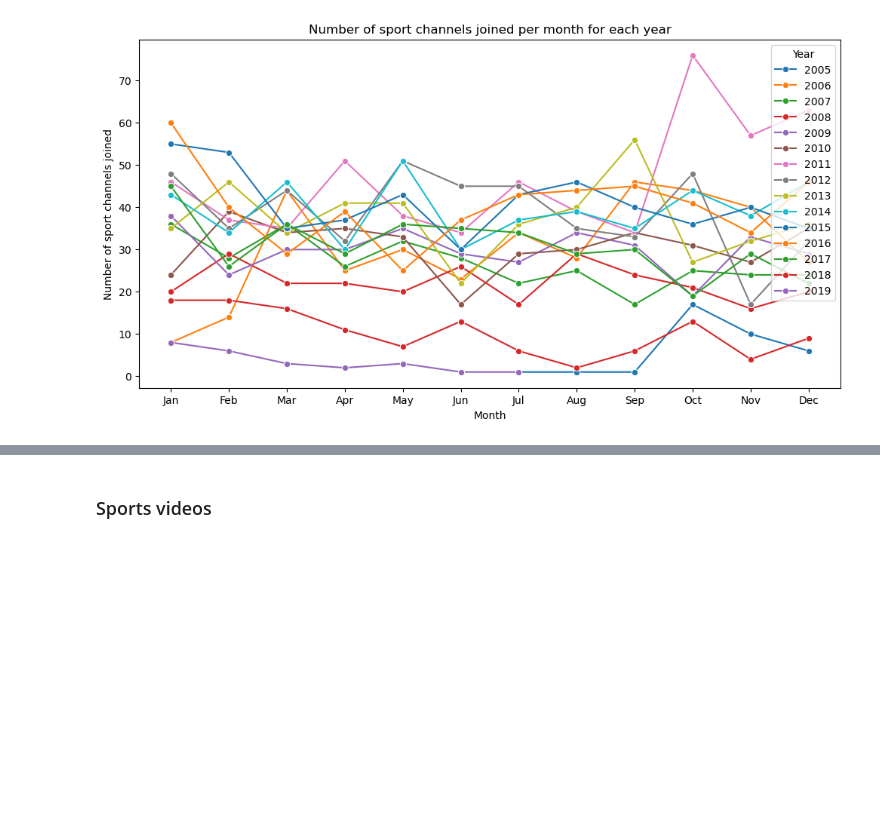
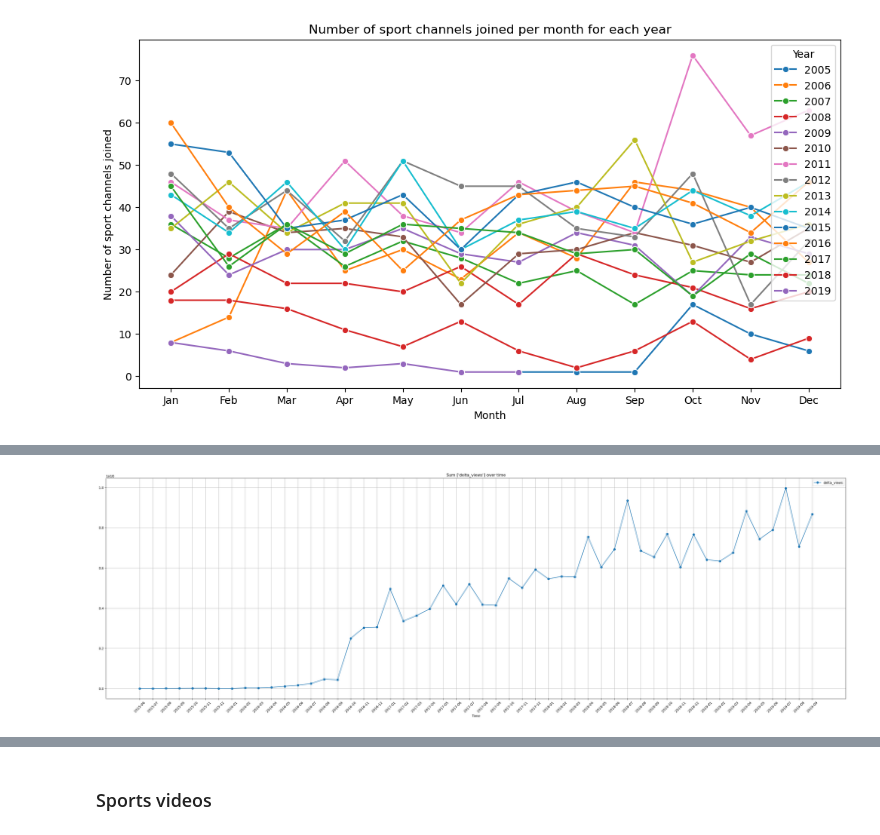
Before and after one commit to epfl-ada/ada-2024-project-robodatapioneers2024, a Jupyter notebook: initial_analysis.ipynb, the cells around one changed output, grey strips where cells are left out. Saved outputs shown, nothing was run; the diff lists cells and outputs as text; code cells hidden in the pictures; blank space fills up the shorter version.

```diff
--- a/initial_analysis.ipynb
+++ b/initial_analysis.ipynb
@@ -196,0 +296,4 @@ plt.show()
+# %%
+# Check if the datetime period between 2 consecutive collected data of each channel is 7 days
+df_ts_f["time_diff"] = df_ts_f.groupby("channel")["datetime"].diff()
+df_ts_f["time_diff"].value_counts()
@@ -201,6 +308,6 @@ plt.show()
 # %% [markdown]
 ### Sports channels
 # %%
-df_ch_sport = df_ch_f[df_ch_f["category_cc"] == "Sports"]
+df_ch_sports = df_ch_f[df_ch_f["category_cc"] == "Sports"]
 # %%
 # Number of channels joined per month for each year
@@ -218,3 +328,6 @@ plt.xticks(range(1, 13),
 plt.show()
 # %% [output]
 [figure]
+# %%
+# Merge sports channels with timeseries dataset
+df_ch_ts_sports = pd.merge(df_ts_f, df_ch_sports, on="channel", how="inner")
@@ -220,0 +350,29 @@ plt.show()
+# %%
+def plot_sum_delta_amount_overtime(df, delta_cols: list[str]):
+    # Create a new column that combines year and month
+    df['year'] = df['datetime'].dt.year
+    df['month'] = df['datetime'].dt.month
+    df['year_month'] = df['year'].astype(
+        str) + '-' + df['month'].astype(str).str.zfill(2)
+
+    # Group by the new 'year_month' column and sum the "delta" counts
+    year_month_view_count = df.groupby('year_month')[delta_cols].sum().reset_index()
+
+    # print(year_month_view_count.head())
+
+    # Plot the data
+    plt.figure(figsize=(40, 12))
+    for delta_col in delta_cols:
+        plt.plot(year_month_view_count['year_month'],
+                 year_month_view_count[delta_col], marker='o', label=delta_col)
+    plt.title(f'Sum {delta_cols} over time')
+    plt.xlabel('Time')
+    plt.ylabel('')
+    plt.xticks(rotation=45)
+    plt.grid(True)
+    plt.legend()
+    plt.show()
+# %%
+plot_sum_delta_amount_overtime(df_ch_ts_sports, ["delta_views"])
+# %% [output]
+[figure, added]
```
Also changed, not shown: parts of 41 cells of this notebook, 1 other file.
